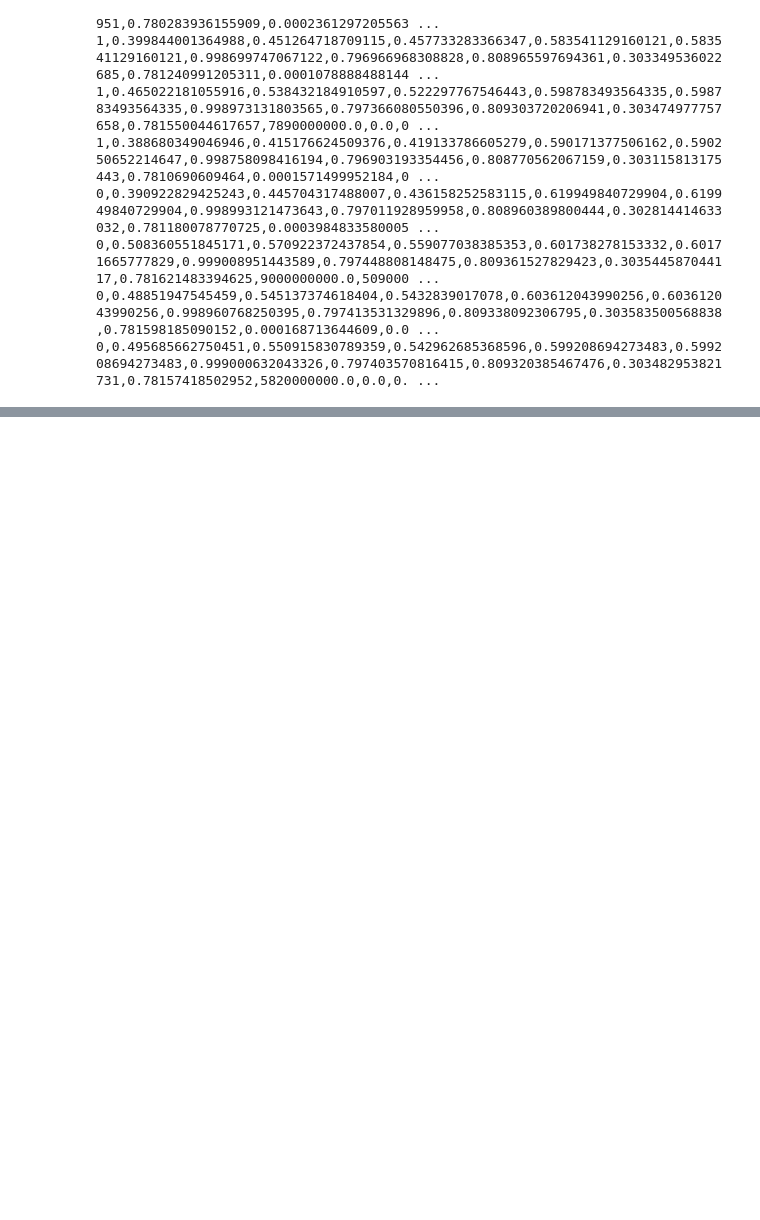
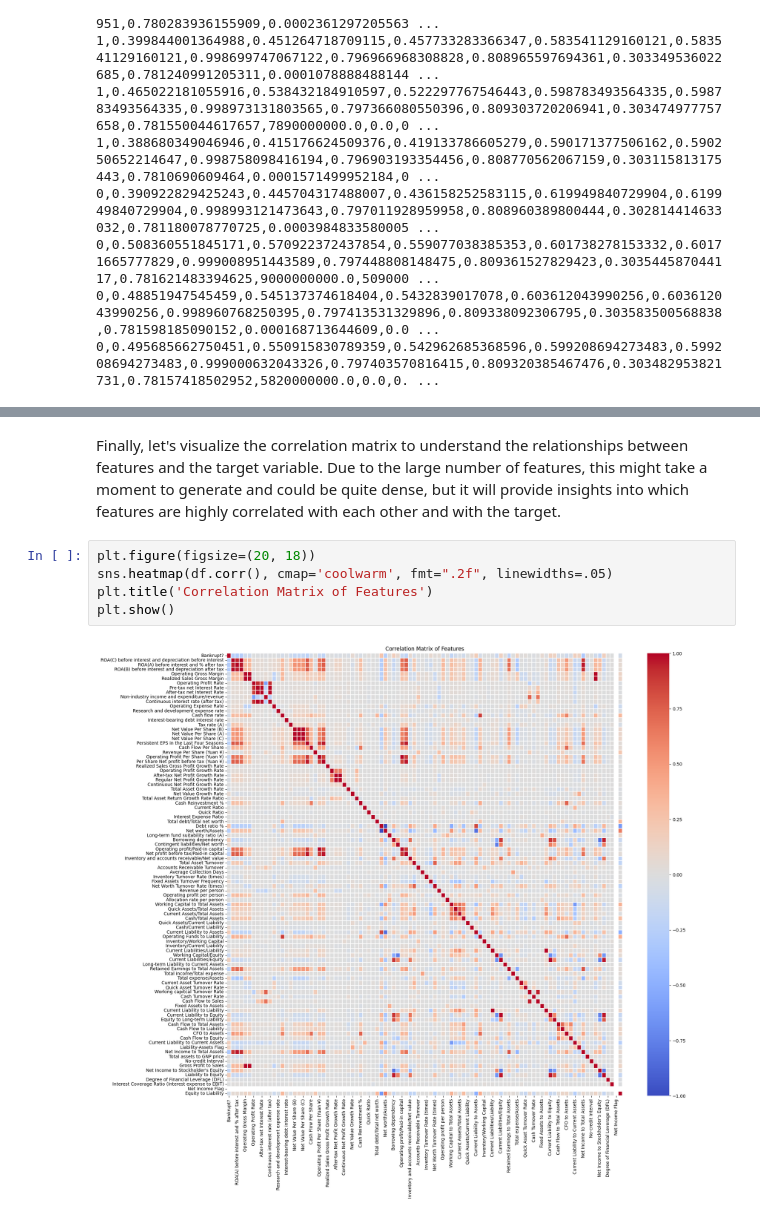
Before and after one commit to noobprogrammertryingtosurvive/ADALL_github, a Jupyter notebook: Cogels_CDA1C03_Assignment.ipynb, the cells around one changed output, grey strips where cells are left out. Saved outputs shown, nothing was run; the diff lists cells and outputs as text; blank space fills up the shorter version.

```diff
--- a/Cogels_CDA1C03_Assignment.ipynb
+++ b/Cogels_CDA1C03_Assignment.ipynb
@@ -36,0 +100,9 @@ Bankrupt?, ROA(C) before interest and depreciation before interest, ROA(A) befor
+# %% [markdown]
+Finally, let's visualize the correlation matrix to understand the relationships between features and the target variable. Due to the large number of features, this might take a moment to generate and could be quite dense, but it will provide insights into which features are highly correlated with each other and with the target.
+# %%
+plt.figure(figsize=(20, 18))
+sns.heatmap(df.corr(), cmap='coolwarm', fmt=".2f", linewidths=.05)
+plt.title('Correlation Matrix of Features')
+plt.show()
+# %% [output]
+[figure, added]
```
Also changed, not shown: parts of 6 cells of this notebook.
